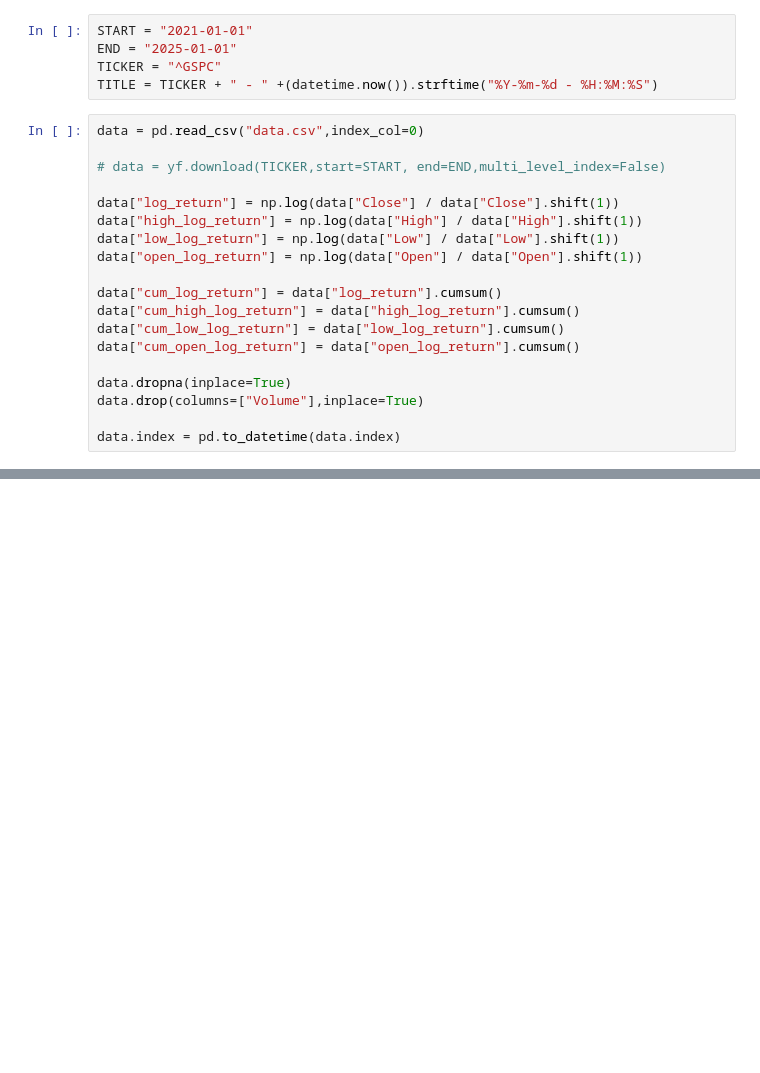
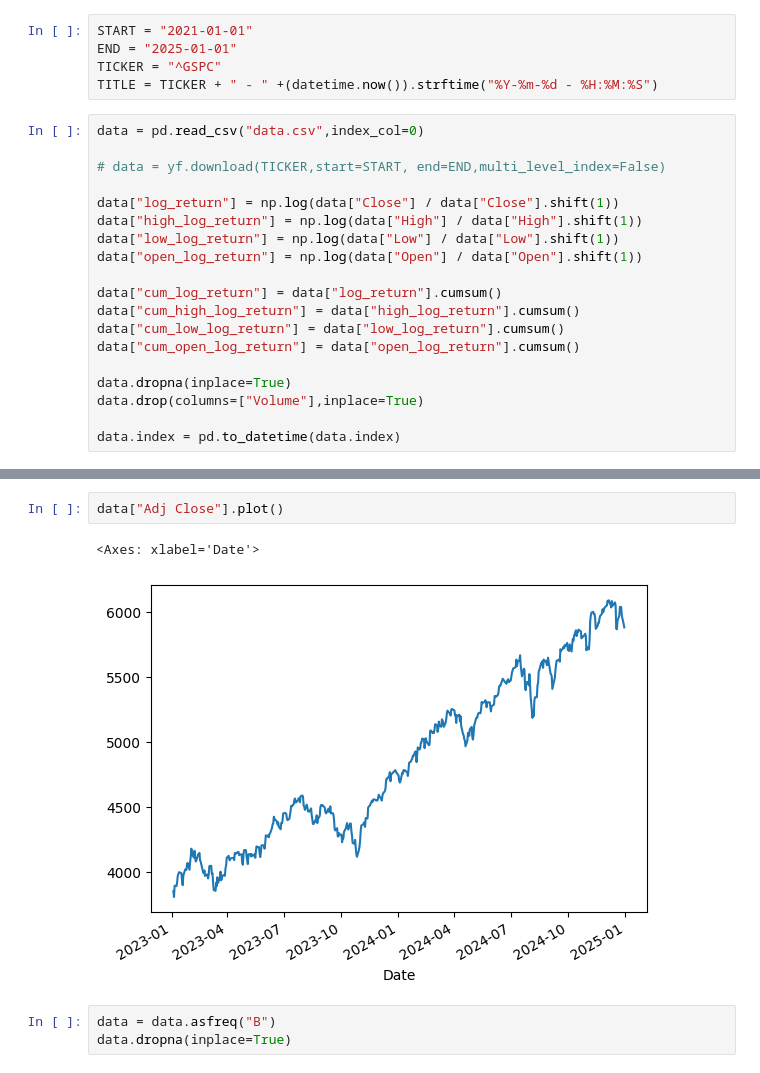
Before and after one commit to Oliver-De-Fusco/6CAP-TA-Code, a Jupyter notebook: Ichimoku.ipynb, the cells around one changed output, grey strips where cells are left out. Saved outputs shown, nothing was run; the diff lists cells and outputs as text; blank space fills up the shorter version.

```diff
--- a/Ichimoku.ipynb
+++ b/Ichimoku.ipynb
@@ -54,2 +36,10 @@ data
+# %%
+data["Adj Close"].plot()
+# %% [output]
+<Axes: xlabel='Date'>
+[figure, added]
+# %%
+data = data.asfreq("B")
+data.dropna(inplace=True)
 # %%
 def ichimoku(data_):
```
Also changed, not shown: parts of 7 cells of this notebook, 4 other files.
